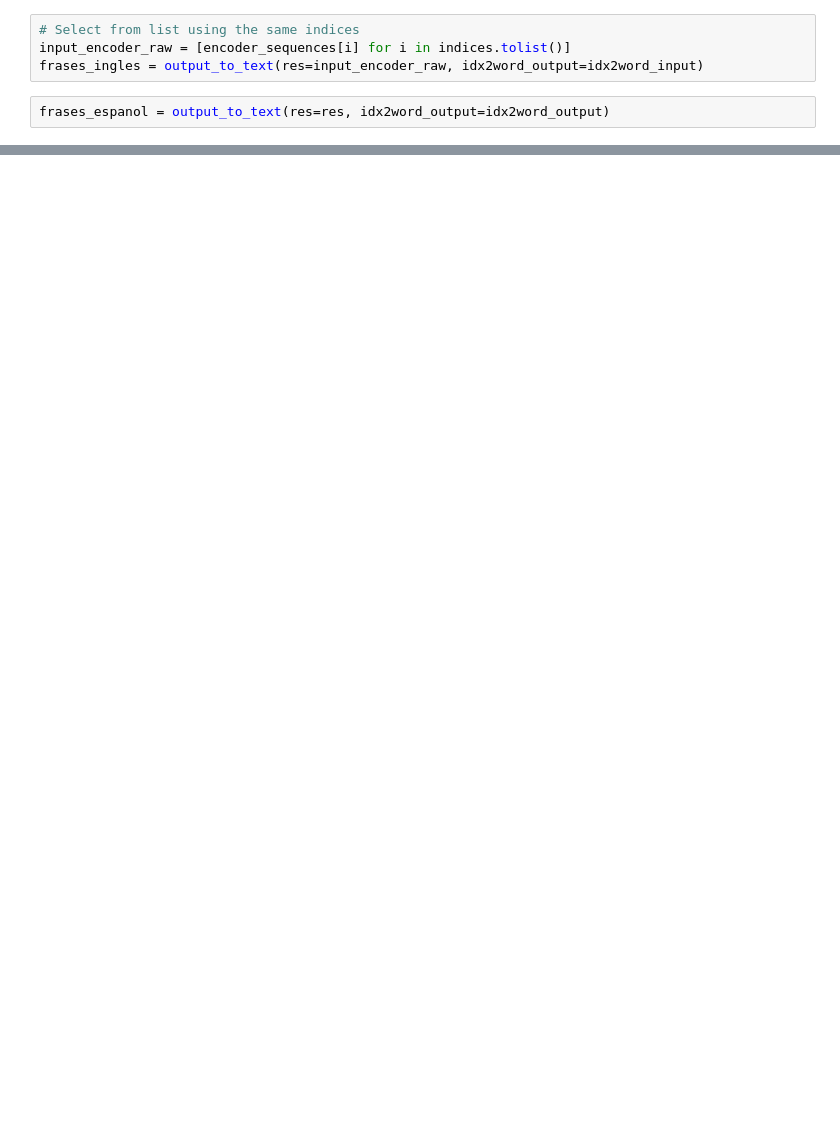
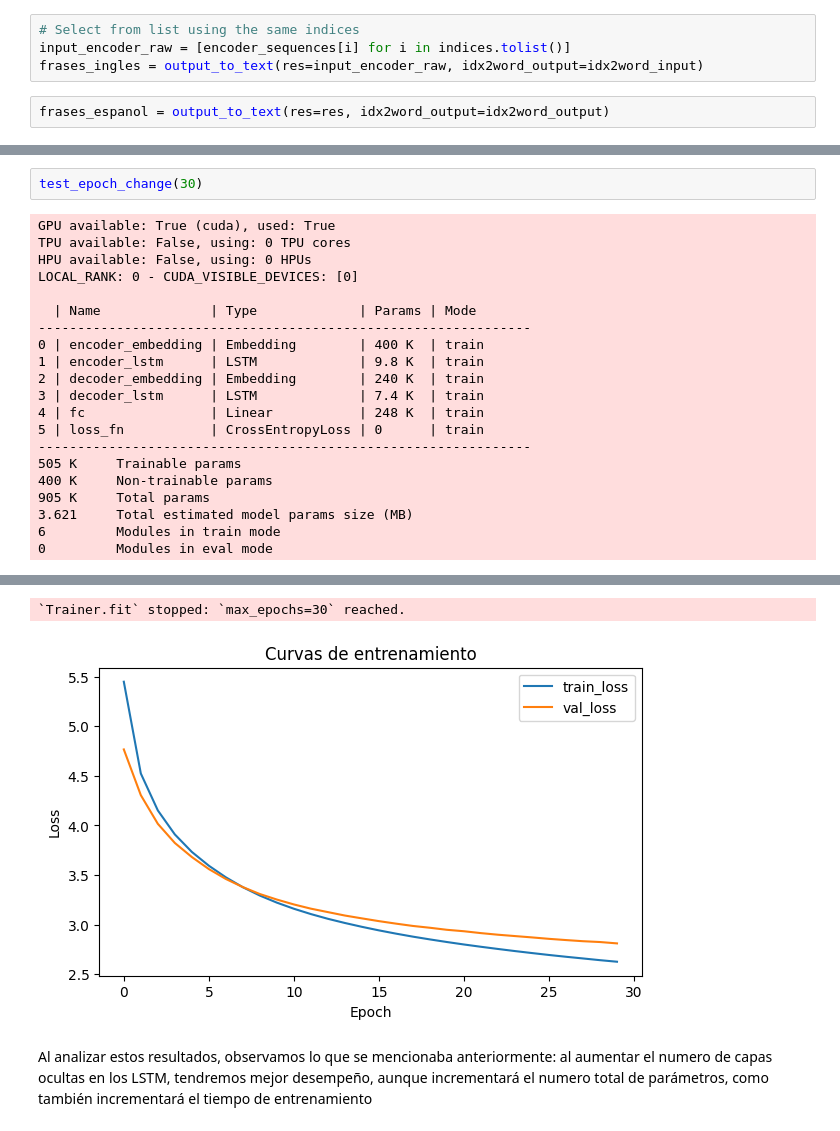
Before and after one commit to RodriMesa/proyectos_maestria, a Jupyter notebook: procesamiento_lenguaje/Desafio_4.ipynb, the cells around one changed output, grey strips where cells are left out. Cells and saved outputs as stored; diff of their text form; blank space fills up the shorter version.

```diff
--- a/procesamiento_lenguaje/Desafio_4.ipynb
+++ b/procesamiento_lenguaje/Desafio_4.ipynb
@@ -656,0 +717,23 @@ Frase traducida:  ['cuando', 'escuchas', 'a', 'la', 'música', ',', 'voy', 'a',
+# %%
+test_epoch_change(30)
+# %% [output]
+GPU available: True (cuda), used: True
+TPU available: False, using: 0 TPU cores
+HPU available: False, using: 0 HPUs
+LOCAL_RANK: 0 - CUDA_VISIBLE_DEVICES: [0]
+
+  | Name              | Type             | Params | Mode
+---------------------------------------------------------------
+0 | encoder_embedding | Embedding        | 400 K  | train
+1 | encoder_lstm      | LSTM             | 9.8 K  | train
+2 | decoder_embedding | Embedding        | 240 K  | train
+3 | decoder_lstm      | LSTM             | 7.4 K  | train
+4 | fc                | Linear           | 248 K  | train
+5 | loss_fn           | CrossEntropyLoss | 0      | train
+---------------------------------------------------------------
+505 K     Trainable params
+400 K     Non-trainable params
+905 K     Total params
+3.621     Total estimated model params size (MB)
+6         Modules in train mode
+0         Modules in eval mode
@@ -656,0 +742,4 @@ Frase traducida:  ['cuando', 'escuchas', 'a', 'la', 'música', ',', 'voy', 'a',
+`Trainer.fit` stopped: `max_epochs=30` reached.
+[figure, added]
+# %% [markdown]
+Al analizar estos resultados, observamos lo que se mencionaba anteriormente: al aumentar el numero de capas ocultas en los LSTM, tendremos mejor desempeño, aunque incrementará el numero total de parámetros, como también incrementará el tiempo de entrenamiento
```
Also changed, not shown: parts of 30 cells of this notebook.
